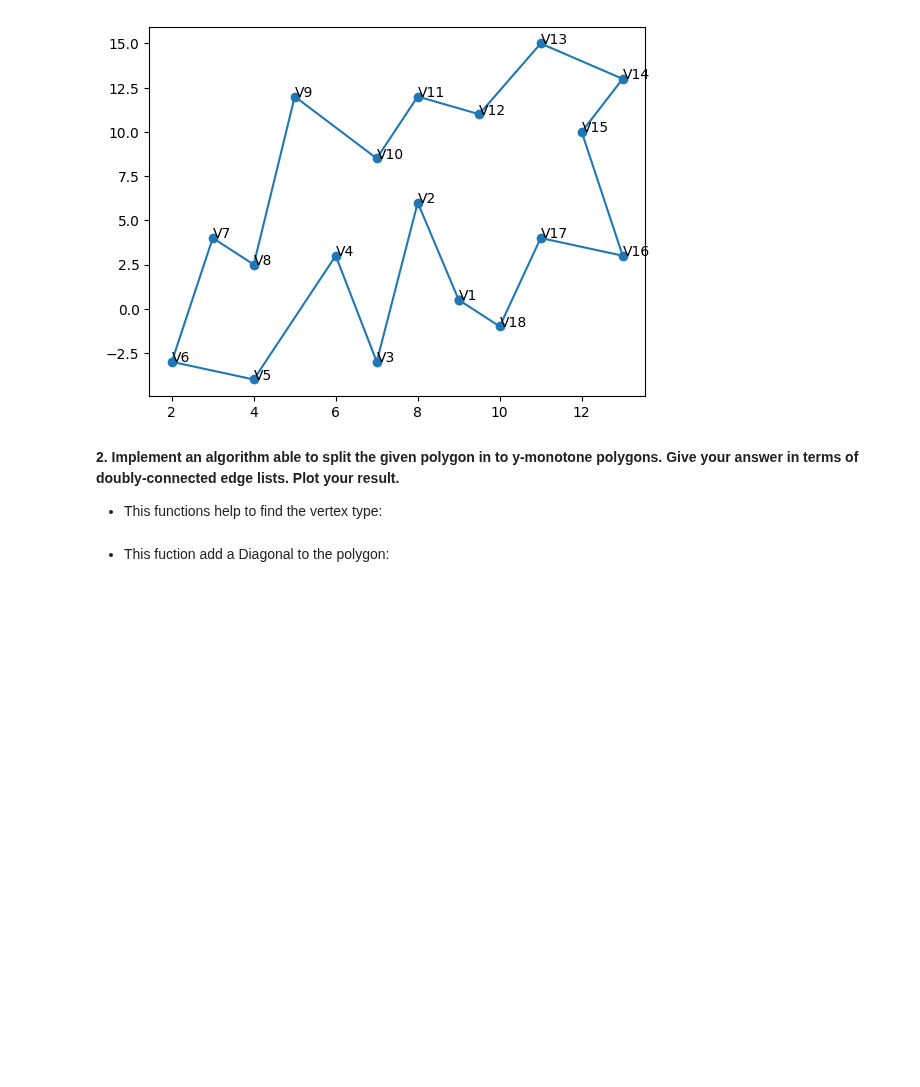
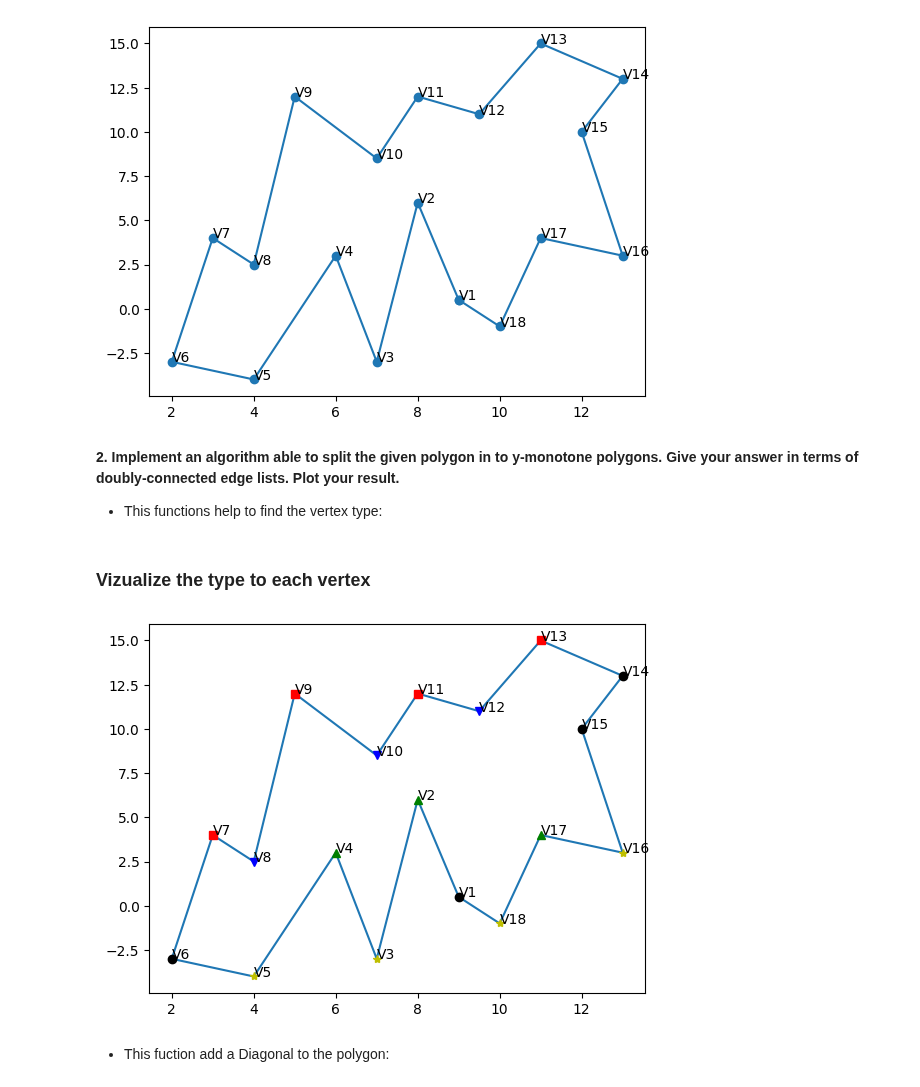
Before and after one commit to DayaVale/Geometria_Computacional, a Jupyter notebook: Homework2/Homework2.ipynb, the cells around one changed output. Cells and saved outputs as stored; diff of their text form; code cells hidden in the pictures; blank space fills up the shorter version.

Commit message:
type vertex

```diff
--- a/Homework2/Homework2.ipynb
+++ b/Homework2/Homework2.ipynb
@@ -453,21 +450,61 @@ def neighbors(v):
 # %%
 def type_vertex(v):
     pos = neighbors(v)
-    print(pos)
-    print(orientacion(v.e_inc.origin,v.e_inc.prev.origin,v.e_inc.next.origin))
+    #print(pos)
+    #print(orientacion(v.edge_inci.origin,v.edge_inci.prev.origin,v.edge_inci.next.origin))
     if pos == 3: #Estan por debajo
-        if orientacion(v.e_inc.origin,v.e_inc.prev.origin,v.e_inc.next.origin): #TRUE - antihorario
+        if orientacion(v.edge_inci.origin,v.edge_inci.prev.origin,v.edge_inci.next.origin): #TRUE - antihorario
             v.type = 'start'
         else: #False - horario
             v.type = 'split'
     elif pos == 2: #Estan por arriba
-        if orientacion(v.e_inc.origin,v.e_inc.prev.origin,v.e_inc.next.origin): #TRUE - antihorario
+        if orientacion(v.edge_inci.origin,v.edge_inci.prev.origin,v.edge_inci.next.origin): #TRUE - antihorario
             v.type = 'end'
         else: #False - horario
             v.type = 'merge'
     else:
         v.type = 'regular'
     return v
+# %%
+def each_vertex(DCEL):
+    for i in range(len(DCEL.list_vertex)):
+        DCEL.list_vertex[i] = type_vertex(DCEL.list_vertex[i])
+    return DCEL
+# %% [markdown]
+### Vizualize the type to each vertex
+# %%
+DCEL1 = each_vertex(DCEL1)
+# %%
+def grafic_typeVertex(P):
+    xcor = []
+    ycor = []
+    for n in P:
+        xcor.append(n.x)
+        ycor.append(n.y)
+
+    xcor.append(xcor[0])
+    ycor.append(ycor[0])
+
+    #plt.scatter(xcor,ycor)
+    plt.plot(xcor,ycor)
+    for n in P:
+        plt.annotate(n.name, xy = (n.x, n.y), xytext=(n.x, n.y))
+        if n.type == 'start': # Square
+            plt.plot(n.x,n.y, "rs")
+        elif n.type == 'split': # Triangle up
+            plt.plot(n.x,n.y, "g^")
+        elif n.type == 'end': #star
+            plt.plot(n.x,n.y, "y*")
+        elif n.type == 'merge': #Triangle down
+            plt.plot(n.x,n.y, "bv")
+        else: # Regular is a circle
+            plt.plot(n.x,n.y, "ko")
+
+    plt.show()
+# %%
+grafic_typeVertex(DCEL1.list_vertex)
+# %% [output]
+[figure, added]
 # %% [markdown]
 - This fuction add a Diagonal to the polygon:
 # %%
```
Also changed, not shown: parts of 6 cells of this notebook.
